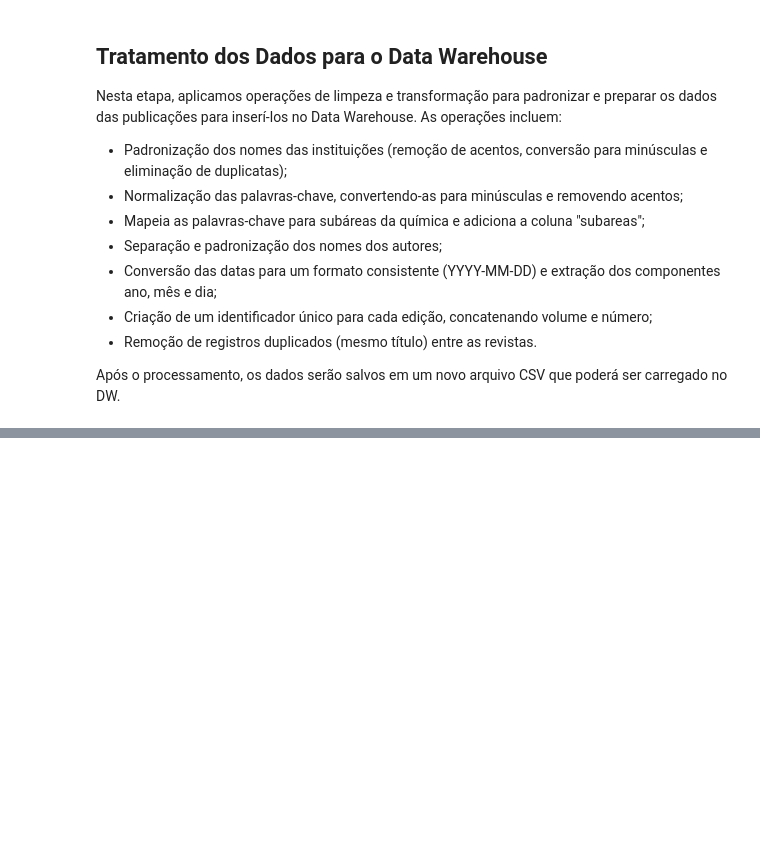
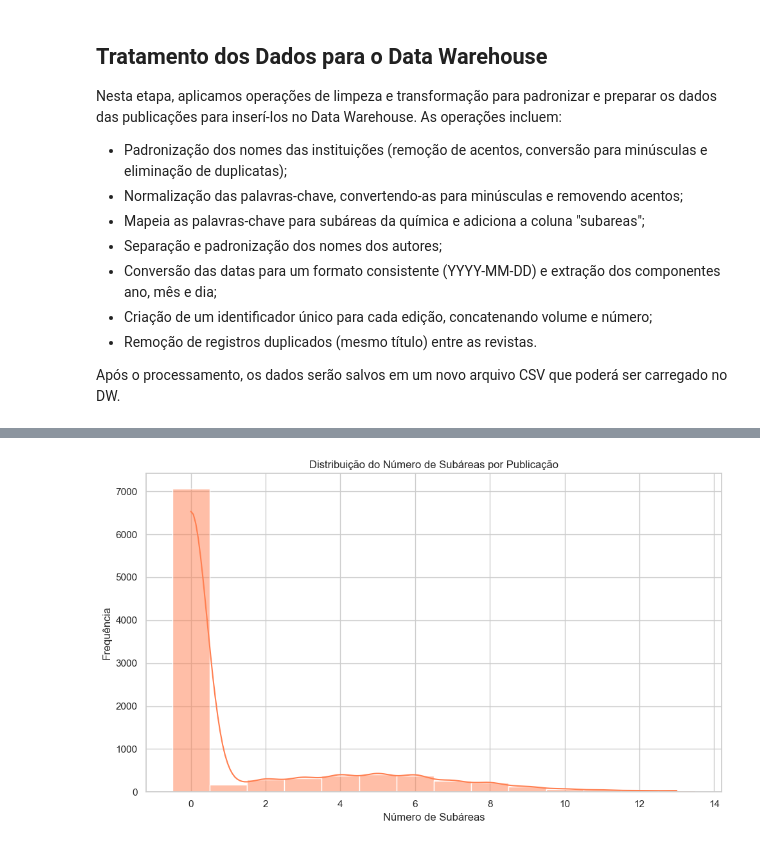
Before and after one commit to Pedro-bnogueira/NTBD-Web-Scraper, a Jupyter notebook: projeto_NTBD.ipynb, the cells around one changed output, grey strips where cells are left out. Cells and saved outputs as stored; diff of their text form; code cells hidden in the pictures; blank space fills up the shorter version.

Commit message:
avanço no notebook com análise exploratória melhor e análises pós tratamentos e geração de localidades

```diff
--- a/projeto_NTBD.ipynb
+++ b/projeto_NTBD.ipynb
@@ -197,0 +339,96 @@ Dados tratados e salvos em articles_dw.csv
+# %%
+sns.set(style="whitegrid")
+plt.rcParams["figure.figsize"] = (10, 6)
+
+# Carregar o dataset tratado
+df = pd.read_csv("articles_tratamento.csv", encoding="utf-8")
+print("Número de registros tratados:", len(df))
+
+# Converter a coluna 'year' para numérico (se necessário)
+df['year'] = pd.to_numeric(df['year'], errors='coerce')
+
+# Conversão das colunas que armazenam listas (string) para listas reais
+def to_list(x):
+    try:
+        return ast.literal_eval(x) if pd.notnull(x) else []
+    except Exception:
+        return []
+
+# Garantir que as colunas 'subareas' e 'authors' sejam listas
+df['subareas'] = df['subareas'].apply(to_list)
+df['authors'] = df['authors'].apply(to_list)
+
+# Número de Subáreas por Publicação
+df['num_subareas'] = df['subareas'].apply(lambda x: len(x) if isinstance(x, list) else 0)
+plt.figure()
+sns.histplot(df['num_subareas'], bins=range(0, df['num_subareas'].max()+2), color="coral", discrete=True, kde=True)
+plt.title("Distribuição do Número de Subáreas por Publicação")
+plt.xlabel("Número de Subáreas")
+plt.ylabel("Frequência")
+plt.tight_layout()
+plt.show()
+
+# Subáreas mais identificadas
+subareas_exploded = pd.Series([sub for sublist in df['subareas'] if isinstance(sublist, list) for sub in sublist])
+top_subareas = subareas_exploded.value_counts().head(10)
+
+plt.figure()
+sns.barplot(x=top_subareas.values, y=top_subareas.index, hue=top_subareas.index, dodge=False, palette="Set2")
+plt.title("Top 10 Subáreas Identificadas")
+plt.xlabel("Número de Publicações")
+plt.ylabel("Subárea")
+plt.tight_layout()
+plt.show()
+
+# Número de Autores por Publicação
+df['num_authors'] = df['authors'].apply(lambda x: len(x) if isinstance(x, list) else 0)
+plt.figure()
+sns.histplot(df['num_authors'], bins=range(0, df['num_authors'].max()+2), color="olive", discrete=True, kde=True)
+plt.title("Distribuição do Número de Autores por Publicação")
+plt.xlabel("Número de Autores")
+plt.ylabel("Frequência")
+plt.tight_layout()
+plt.show()
+
+# Relação entre Subáreas e Quantidade de autores
+pivot = df.groupby(['num_authors', 'num_subareas']).size().reset_index(name='count')
+pivot_table = pivot.pivot(index='num_subareas', columns='num_authors', values='count').fillna(0)
+
+plt.figure(figsize=(10,8))
+sns.heatmap(pivot_table, annot=True, fmt=".0f", cmap="YlGnBu")
+plt.title("Frequência de Publicações por Número de Autores e Subáreas", fontsize=16)
+plt.xlabel("Número de Autores", fontsize=14)
+plt.ylabel("Número de Subáreas", fontsize=14)
+plt.tight_layout()
+plt.show()
+
+
+# Estatísticas Complementares
+print("\nEstatísticas Complementares:")
+
+# Quantidade de publicações com ao menos uma subárea
+num_pub_with_subareas = df[df['num_subareas'] > 0].shape[0]
+print("Número de publicações com pelo menos uma subárea:", num_pub_with_subareas)
+
+# Quantidade de publicações com ao menos uma keyword
+def has_keywords(x):
+    # Se já for uma lista, apenas verifica se ela possui elementos
+    if isinstance(x, list):
+        return len(x) > 0
+    # Se for uma string, tenta interpretá-la como uma lista
+    try:
+        lst = ast.literal_eval(x)
+        if isinstance(lst, list):
+            return len(lst) > 0
+    except Exception:
+        return False
+    return False
+
+num_pub_with_keywords = df[df['keywords'].apply(has_keywords)].shape[0]
+print("Número de publicações com pelo menos uma keyword:", num_pub_with_keywords)
+
+print("Média de subáreas por publicação:", df['num_subareas'].mean())
+print("Mediana de subáreas por publicação:", df['num_subareas'].median())
+print("Média de autores por publicação:", df['num_authors'].mean())
+print("Mediana de autores por publicação:", df['num_authors'].median())
+# %% [output]
@@ -197,0 +436 @@ Dados tratados e salvos em articles_dw.csv
+[figure, added]
```
Also changed, not shown: parts of 15 cells of this notebook.
